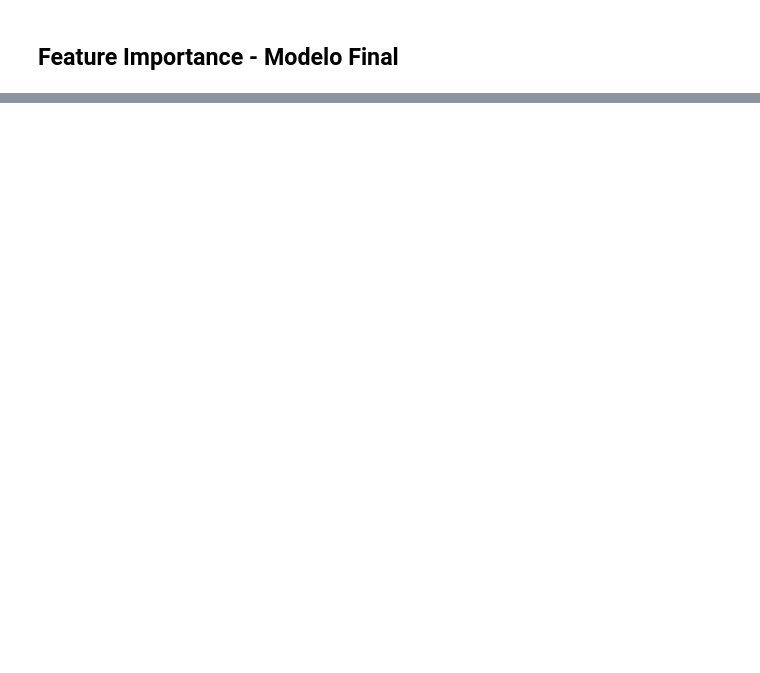
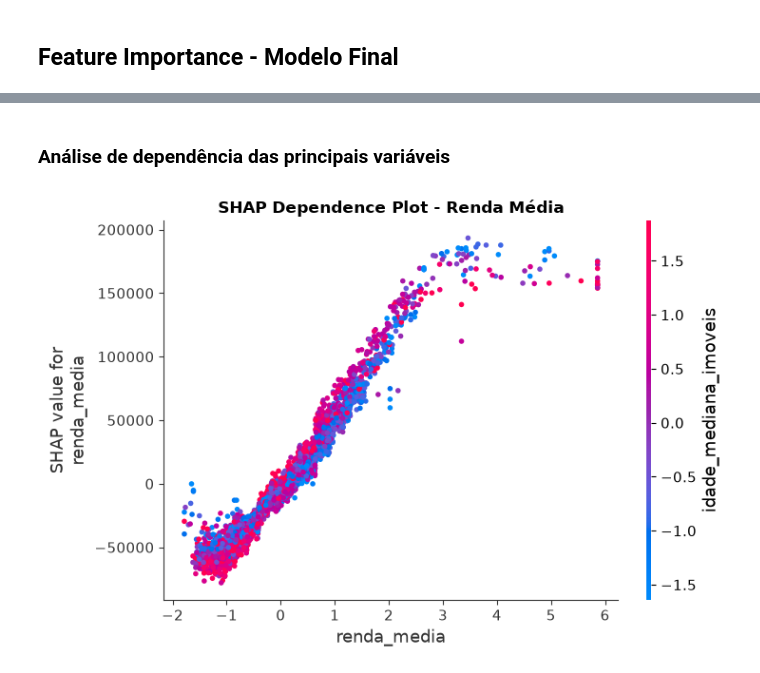
Before and after one commit to RenanTrevelim/california-housing-price-prediction, a Jupyter notebook: notebooks/03_modelos_machine_learning.ipynb, the cells around one changed output, grey strips where cells are left out. Cells and saved outputs as stored; diff of their text form; code cells hidden in the pictures; blank space fills up the shorter version.

```diff
--- a/notebooks/03_modelos_machine_learning.ipynb
+++ b/notebooks/03_modelos_machine_learning.ipynb
@@ -1009,0 +1053,16 @@ plt.show()
+# %% [markdown]
+### Análise de dependência das principais variáveis
+# %%
+feature_dependence = "renda_media"
+
+shap.dependence_plot(
+    feature_dependence,
+    shap_values,
+    X_teste_fe,
+    show=False
+)
+plt.title("SHAP Dependence Plot - Renda Média", fontweight="bold")
+plt.tight_layout()
+plt.show()
+# %% [output]
+[figure, added]
```
Also changed, not shown: parts of 42 cells of this notebook, 1 other file.
